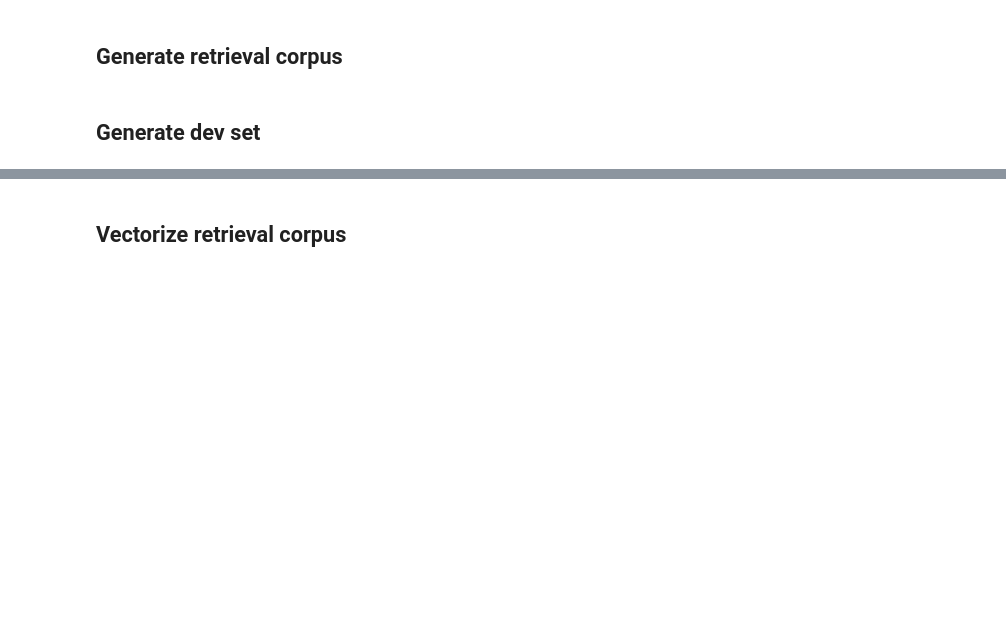
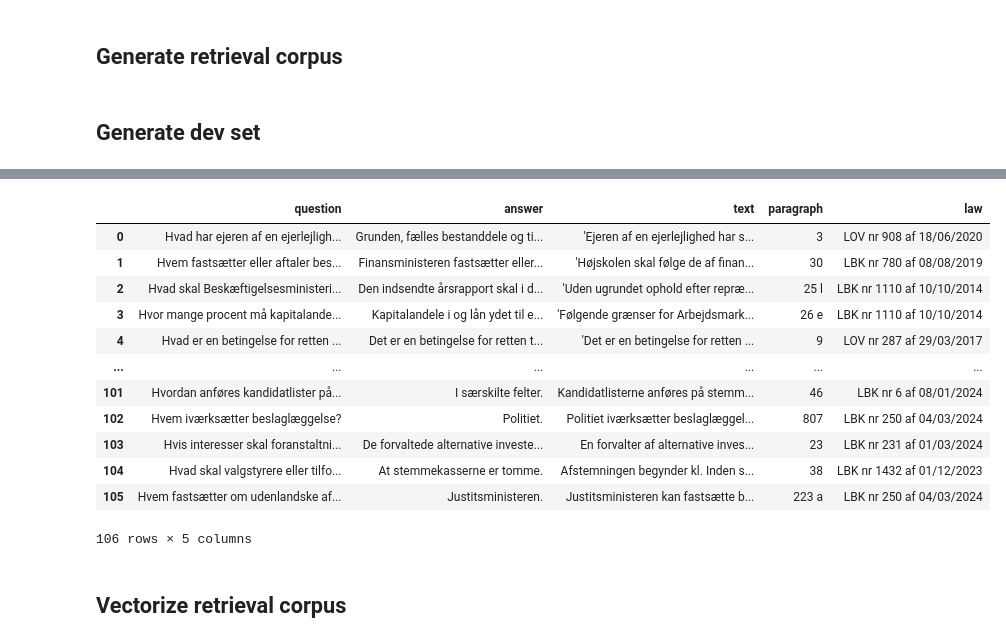
Before and after one commit to asgerkromand/ANLPDP_exam, a Jupyter notebook: rag_test.ipynb, the cells around one changed output, grey strips where cells are left out. Saved outputs shown, nothing was run; the diff lists cells and outputs as text; code cells hidden in the pictures; blank space fills up the shorter version.

```diff
--- a/rag_test.ipynb
+++ b/rag_test.ipynb
@@ -74,3 +63,21 @@ dev_set
+# %%
+# load dev set
+dev_set = pd.read_csv("data/dev_set.csv")
+dev_set
+# %% [output]
+|  | question | answer | text | paragraph | law |
+| 0 | Hvad har ejeren af en ejerlejligh... | Grunden, fælles bestanddele og ti... | 'Ejeren af en ejerlejlighed har s... | 3 | LOV nr 908 af 18/06/2020 |
+| 1 | Hvem fastsætter eller aftaler bes... | Finansministeren fastsætter eller... | 'Højskolen skal følge de af finan... | 30 | LBK nr 780 af 08/08/2019 |
+| 2 | Hvad skal Beskæftigelsesministeri... | Den indsendte årsrapport skal i d... | 'Uden ugrundet ophold efter repræ... | 25 l | LBK nr 1110 af 10/10/2014 |
+| 3 | Hvor mange procent må kapitalande... | Kapitalandele i og lån ydet til e... | 'Følgende grænser for Arbejdsmark... | 26 e | LBK nr 1110 af 10/10/2014 |
+| 4 | Hvad er en betingelse for retten ... | Det er en betingelse for retten t... | 'Det er en betingelse for retten ... | 9 | LOV nr 287 af 29/03/2017 |
+| ... | ... | ... | ... | ... | ... |
+| 101 | Hvordan anføres kandidatlister på... | I særskilte felter. | Kandidatlisterne anføres på stemm... | 46 | LBK nr 6 af 08/01/2024 |
+| 102 | Hvem iværksætter beslaglæggelse? | Politiet. | Politiet iværksætter beslaglæggel... | 807 | LBK nr 250 af 04/03/2024 |
+| 103 | Hvis interesser skal foranstaltni... | De forvaltede alternative investe... | En forvalter af alternative inves... | 23 | LBK nr 231 af 01/03/2024 |
+| 104 | Hvad skal valgstyrere eller tilfo... | At stemmekasserne er tomme. | Afstemningen begynder kl. Inden s... | 38 | LBK nr 1432 af 01/12/2023 |
+| 105 | Hvem fastsætter om udenlandske af... | Justitsministeren. | Justitsministeren kan fastsætte b... | 223 a | LBK nr 250 af 04/03/2024 |
+106 rows × 5 columns
 # %% [markdown]
 ## Vectorize retrieval corpus
 # %% [markdown]
```
Also changed, not shown: parts of 19 cells of this notebook, 4 other files.
